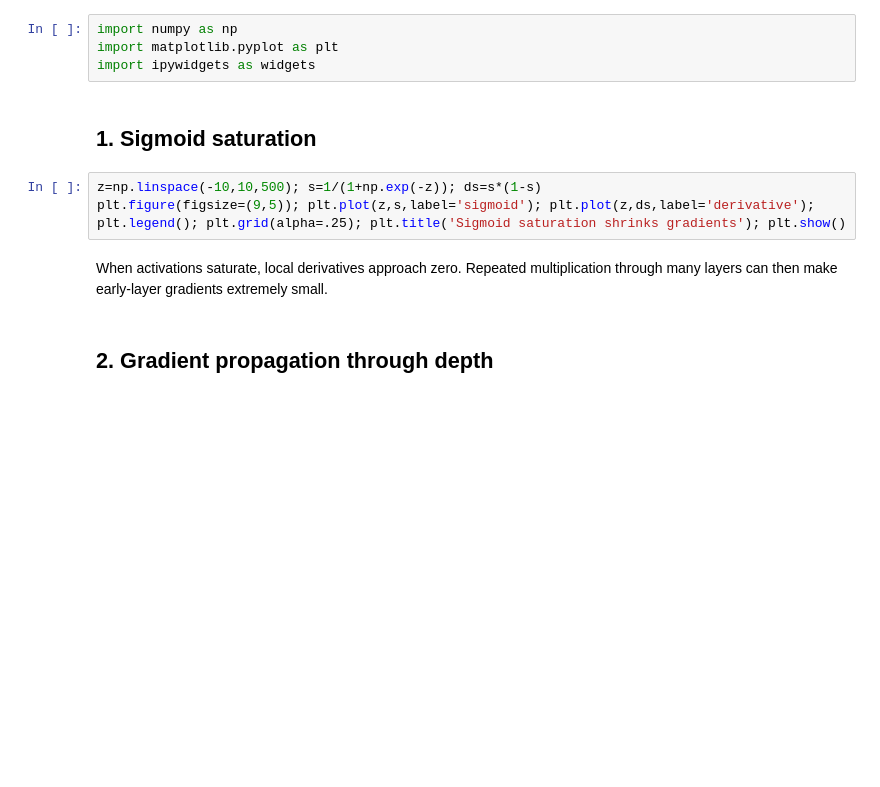
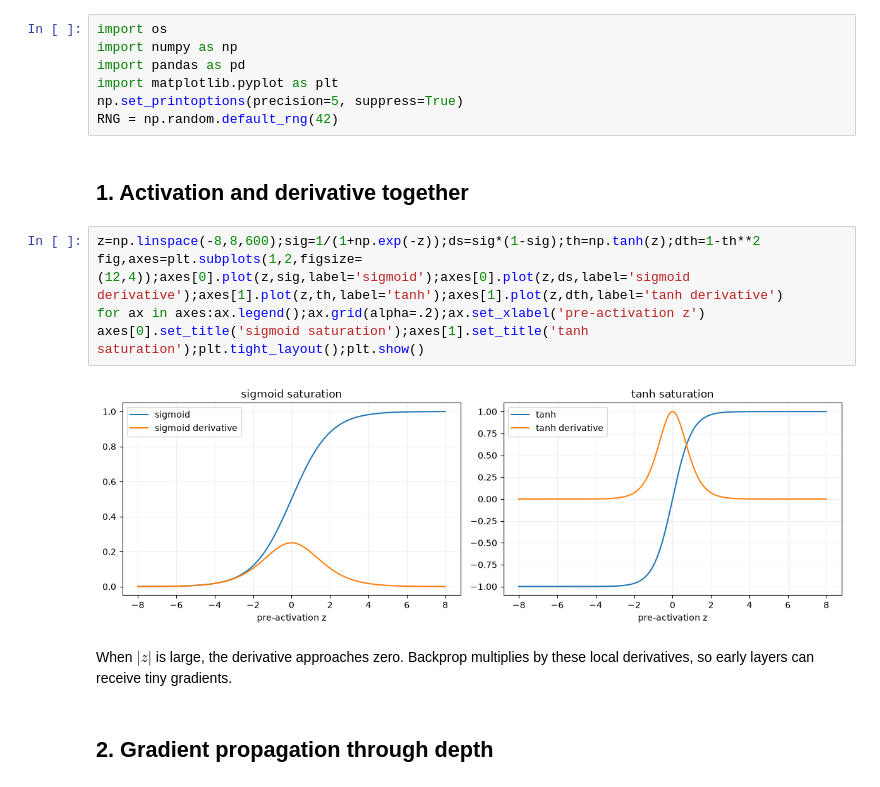
Before and after one commit to Akilankm/awesome-deep-learning-resource, a Jupyter notebook: artificial-neural-networks/08_training_dynamics_and_failure_modes.ipynb, the cells around one changed output. Saved outputs shown, nothing was run; the diff lists cells and outputs as text; blank space fills up the shorter version.

```diff
--- a/artificial-neural-networks/08_training_dynamics_and_failure_modes.ipynb
+++ b/artificial-neural-networks/08_training_dynamics_and_failure_modes.ipynb
@@ -5,14 +12,21 @@ A network can be mathematically correct and still train badly. This notebook vis
 # %%
+import os
 import numpy as np
+import pandas as pd
 import matplotlib.pyplot as plt
-import ipywidgets as widgets
+np.set_printoptions(precision=5, suppress=True)
+RNG = np.random.default_rng(42)
-# %% [markdown]
-## 1. Sigmoid saturation
-# %%
-z=np.linspace(-10,10,500); s=1/(1+np.exp(-z)); ds=s*(1-s)
-plt.figure(figsize=(9,5)); plt.plot(z,s,label='sigmoid'); plt.plot(z,ds,label='derivative'); plt.legend(); plt.grid(alpha=.25); plt.title('Sigmoid saturation shrinks gradients'); plt.show()
-# %% [markdown]
-When activations saturate, local derivatives approach zero. Repeated multiplication through many layers can then make early-layer gradients extremely small.
+# %% [markdown]
+## 1. Activation and derivative together
+# %%
+z=np.linspace(-8,8,600);sig=1/(1+np.exp(-z));ds=sig*(1-sig);th=np.tanh(z);dth=1-th**2
+fig,axes=plt.subplots(1,2,figsize=(12,4));axes[0].plot(z,sig,label='sigmoid');axes[0].plot(z,ds,label='sigmoid derivative');axes[1].plot(z,th,label='tanh');axes[1].plot(z,dth,label='tanh derivative')
+for ax in axes:ax.legend();ax.grid(alpha=.2);ax.set_xlabel('pre-activation z')
+axes[0].set_title('sigmoid saturation');axes[1].set_title('tanh saturation');plt.tight_layout();plt.show()
+# %% [output]
+[figure, added]
+# %% [markdown]
+When $|z|$ is large, the derivative approaches zero. Backprop multiplies by these local derivatives, so early layers can receive tiny gradients.
 # %% [markdown]
 ## 2. Gradient propagation through depth
 # %%
```
Also changed, not shown: parts of 10 cells of this notebook, 11 other files.
